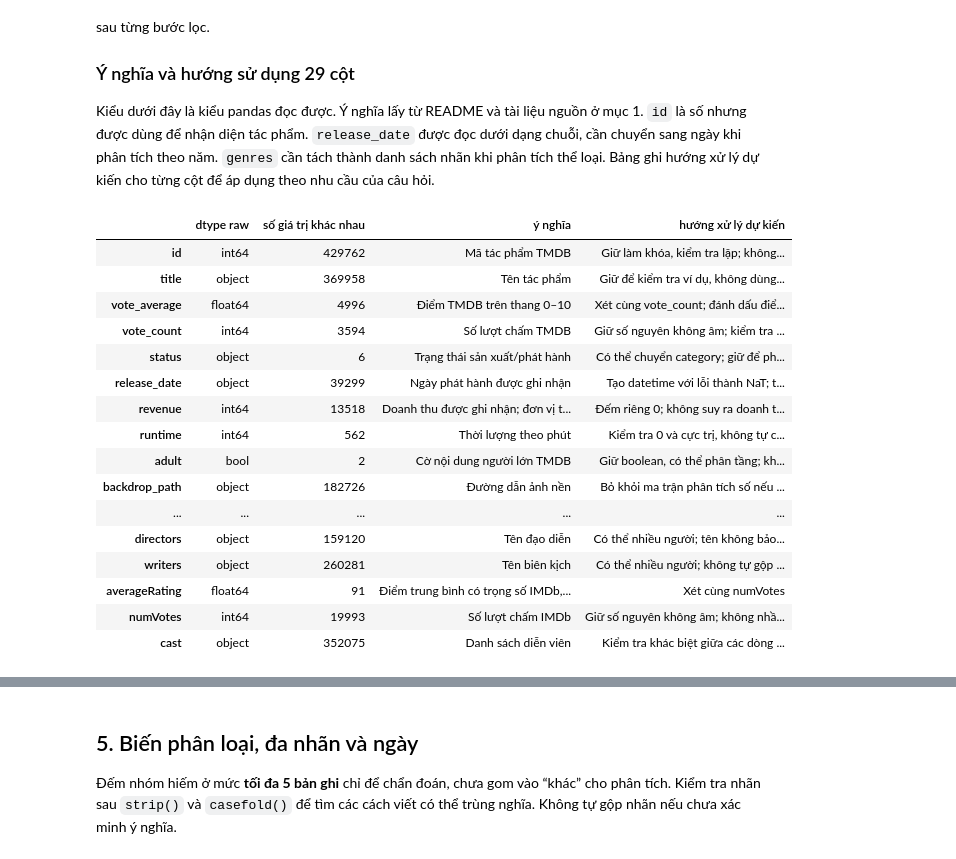
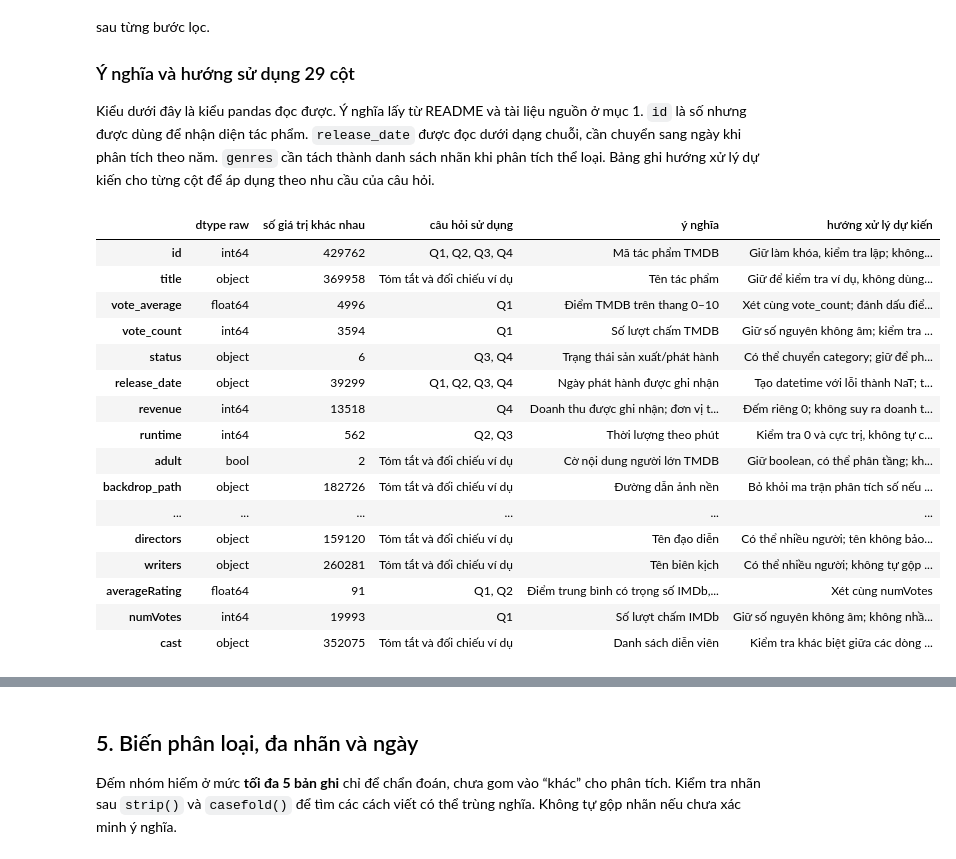
Before and after one commit to tranthuankhang/Movies-Dataset, a Jupyter notebook: notebooks/01_collection_exploration.ipynb, the cells around one changed output, grey strips where cells are left out. Cells and saved outputs as stored; diff of their text form; code cells hidden in the pictures.

```diff
--- a/notebooks/01_collection_exploration.ipynb
+++ b/notebooks/01_collection_exploration.ipynb
@@ -258,47 +271,61 @@ column_notes = {
     'runtime': ('Thời lượng theo phút', 'Kiểm tra 0 và cực trị, không tự cắt ngưỡng'),
     'adult': ('Cờ nội dung người lớn TMDB', 'Giữ boolean, có thể phân tầng; không tự loại'),
     'backdrop_path': ('Đường dẫn ảnh nền', 'Bỏ khỏi ma trận phân tích số nếu không dùng ảnh'),
     'budget': ('Ngân sách được ghi nhận; đơn vị từng dòng chưa xác minh', 'Đếm riêng 0; không tự điền bằng trung bình'),
     'homepage': ('Trang web của tác phẩm', 'Bỏ khỏi mô hình nếu không dùng; kiểm tra ô khoảng trắng'),
     'tconst': ('Mã tác phẩm IMDb', 'Giữ chuỗi, kiểm tra lặp và quan hệ với id'),
     'original_language': ('Mã ngôn ngữ gốc', 'Kiểm tra nhãn/nhóm hiếm trước khi chuyển category'),
     'original_title': ('Tên nguyên gốc', 'Giữ để đối chiếu; không suy ra khóa duy nhất'),
     'overview': ('Tóm tắt nội dung', 'Có thể bỏ ở phân tích dạng bảng; không tự điền văn bản'),
     'popularity': ('Chỉ số phổ biến TMDB tại thời điểm nguồn', 'Giữ số; không coi là doanh thu hay điểm đánh giá'),
     'poster_path': ('Đường dẫn poster', 'Bỏ khỏi ma trận phân tích số nếu không dùng ảnh'),
     'tagline': ('Câu giới thiệu', 'Có thể bỏ khi không làm NLP'),
     'genres': ('Các thể loại, nhiều nhãn trên một dòng', 'Tách dấu phẩy sau kiểm tra; tránh cộng trùng doanh thu'),
     'production_companies': ('Các công ty sản xuất', 'Đa nhãn; kiểm tra dấu phân cách trước khi tách'),
     'production_countries': ('Các quốc gia sản xuất', 'Đa nhãn; giữ thông tin thiếu'),
     'spoken_languages': ('Các ngôn ngữ được sử dụng', 'Đa nhãn, khác ngôn ngữ gốc'),
     'keywords': ('Từ khóa nội dung', 'Đa nhãn; có thể bỏ nếu ngoài hướng câu hỏi'),
     'directors': ('Tên đạo diễn', 'Có thể nhiều người; tên không bảo đảm định danh duy nhất'),
     'writers': ('Tên biên kịch', 'Có thể nhiều người; không tự gộp người trùng tên'),
     'averageRating': ('Điểm trung bình có trọng số IMDb, thang 1–10', 'Xét cùng numVotes'),
     'numVotes': ('Số lượt chấm IMDb', 'Giữ số nguyên không âm; không nhầm với vote_count'),
     'cast': ('Danh sách diễn viên', 'Kiểm tra khác biệt giữa các dòng cùng mã; chưa gộp tự động'),
 }
 assert set(column_notes) == set(movies.columns), 'Schema CSV đã thay đổi: cập nhật từ điển cột.'
+question_columns = {
+    'Q1': ['id', 'tconst', 'release_date', 'genres', 'vote_average', 'vote_count',
+           'averageRating', 'numVotes'],
+    'Q2': ['id', 'tconst', 'release_date', 'genres', 'runtime', 'original_language',
+           'averageRating'],
+    'Q3': ['id', 'tconst', 'release_date', 'status', 'runtime', 'genres', 'original_language'],
+    'Q4': ['id', 'tconst', 'release_date', 'status', 'budget', 'revenue', 'genres',
+           'original_language'],
+}
+focus_columns = list(dict.fromkeys(col for columns in question_columns.values() for col in columns))
 schema = pd.DataFrame(column_notes, index=['ý nghĩa', 'hướng xử lý dự kiến']).T
 schema.insert(0, 'dtype raw', movies.dtypes.astype(str))
 schema.insert(1, 'số giá trị khác nhau', movies.nunique(dropna=True))
+schema.insert(2, 'câu hỏi sử dụng', [
+    ', '.join(question for question, columns in question_columns.items() if col in columns)
+    or 'Tóm tắt và đối chiếu ví dụ' for col in schema.index
+])
 with pd.option_context('display.max_colwidth', None):
     display(schema)
 # %% [output]
-|  | dtype raw | số giá trị khác nhau | ý nghĩa | hướng xử lý dự kiến |
-| id | int64 | 429762 | Mã tác phẩm TMDB | Giữ làm khóa, kiểm tra lặp; không... |
-| title | object | 369958 | Tên tác phẩm | Giữ để kiểm tra ví dụ, không dùng... |
-| vote_average | float64 | 4996 | Điểm TMDB trên thang 0–10 | Xét cùng vote_count; đánh dấu điể... |
-| vote_count | int64 | 3594 | Số lượt chấm TMDB | Giữ số nguyên không âm; kiểm tra ... |
-| status | object | 6 | Trạng thái sản xuất/phát hành | Có thể chuyển category; giữ để ph... |
-| release_date | object | 39299 | Ngày phát hành được ghi nhận | Tạo datetime với lỗi thành NaT; t... |
-| revenue | int64 | 13518 | Doanh thu được ghi nhận; đơn vị t... | Đếm riêng 0; không suy ra doanh t... |
-| runtime | int64 | 562 | Thời lượng theo phút | Kiểm tra 0 và cực trị, không tự c... |
-| adult | bool | 2 | Cờ nội dung người lớn TMDB | Giữ boolean, có thể phân tầng; kh... |
-| backdrop_path | object | 182726 | Đường dẫn ảnh nền | Bỏ khỏi ma trận phân tích số nếu ... |
-| ... | ... | ... | ... | ... |
-| directors | object | 159120 | Tên đạo diễn | Có thể nhiều người; tên không bảo... |
-| writers | object | 260281 | Tên biên kịch | Có thể nhiều người; không tự gộp ... |
-| averageRating | float64 | 91 | Điểm trung bình có trọng số IMDb,... | Xét cùng numVotes |
-| numVotes | int64 | 19993 | Số lượt chấm IMDb | Giữ số nguyên không âm; không nhầ... |
-| cast | object | 352075 | Danh sách diễn viên | Kiểm tra khác biệt giữa các dòng ... |
+|  | dtype raw | số giá trị khác nhau | câu hỏi sử dụng | ý nghĩa | hướng xử lý dự kiến |
+| id | int64 | 429762 | Q1, Q2, Q3, Q4 | Mã tác phẩm TMDB | Giữ làm khóa, kiểm tra lặp; không... |
+| title | object | 369958 | Tóm tắt và đối chiếu ví dụ | Tên tác phẩm | Giữ để kiểm tra ví dụ, không dùng... |
+| vote_average | float64 | 4996 | Q1 | Điểm TMDB trên thang 0–10 | Xét cùng vote_count; đánh dấu điể... |
+| vote_count | int64 | 3594 | Q1 | Số lượt chấm TMDB | Giữ số nguyên không âm; kiểm tra ... |
+| status | object | 6 | Q3, Q4 | Trạng thái sản xuất/phát hành | Có thể chuyển category; giữ để ph... |
+| release_date | object | 39299 | Q1, Q2, Q3, Q4 | Ngày phát hành được ghi nhận | Tạo datetime với lỗi thành NaT; t... |
+| revenue | int64 | 13518 | Q4 | Doanh thu được ghi nhận; đơn vị t... | Đếm riêng 0; không suy ra doanh t... |
+| runtime | int64 | 562 | Q2, Q3 | Thời lượng theo phút | Kiểm tra 0 và cực trị, không tự c... |
+| adult | bool | 2 | Tóm tắt và đối chiếu ví dụ | Cờ nội dung người lớn TMDB | Giữ boolean, có thể phân tầng; kh... |
+| backdrop_path | object | 182726 | Tóm tắt và đối chiếu ví dụ | Đường dẫn ảnh nền | Bỏ khỏi ma trận phân tích số nếu ... |
+| ... | ... | ... | ... | ... | ... |
+| directors | object | 159120 | Tóm tắt và đối chiếu ví dụ | Tên đạo diễn | Có thể nhiều người; tên không bảo... |
+| writers | object | 260281 | Tóm tắt và đối chiếu ví dụ | Tên biên kịch | Có thể nhiều người; không tự gộp ... |
+| averageRating | float64 | 91 | Q1, Q2 | Điểm trung bình có trọng số IMDb,... | Xét cùng numVotes |
+| numVotes | int64 | 19993 | Q1 | Số lượt chấm IMDb | Giữ số nguyên không âm; không nhầ... |
+| cast | object | 352075 | Tóm tắt và đối chiếu ví dụ | Danh sách diễn viên | Kiểm tra khác biệt giữa các dòng ... |
```
Also changed, not shown: parts of 50 cells of this notebook, 5 other files.
